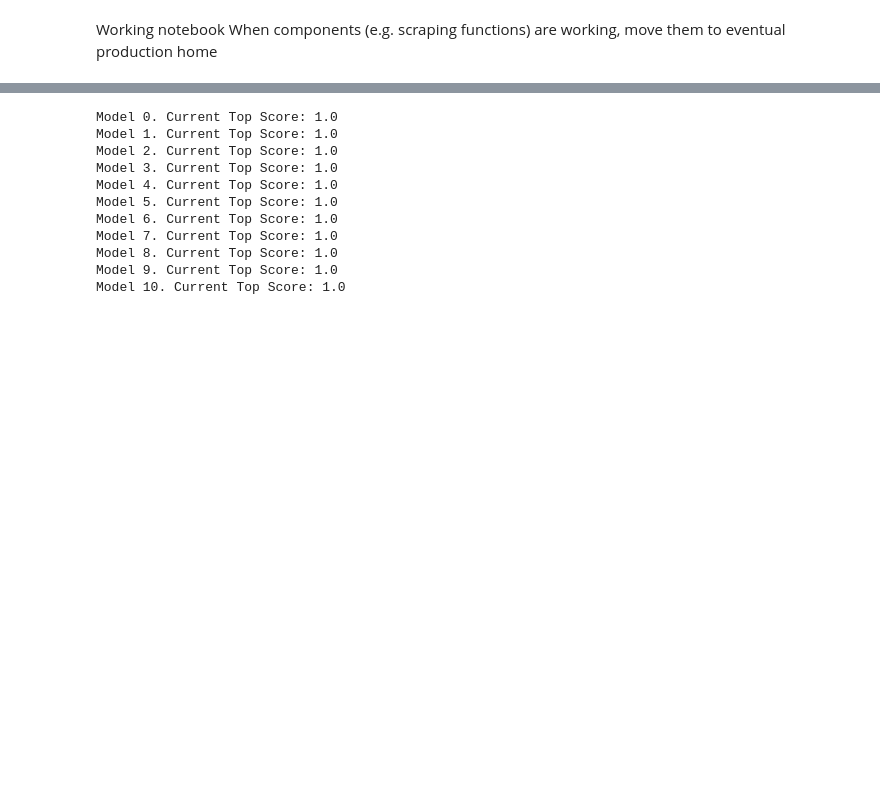
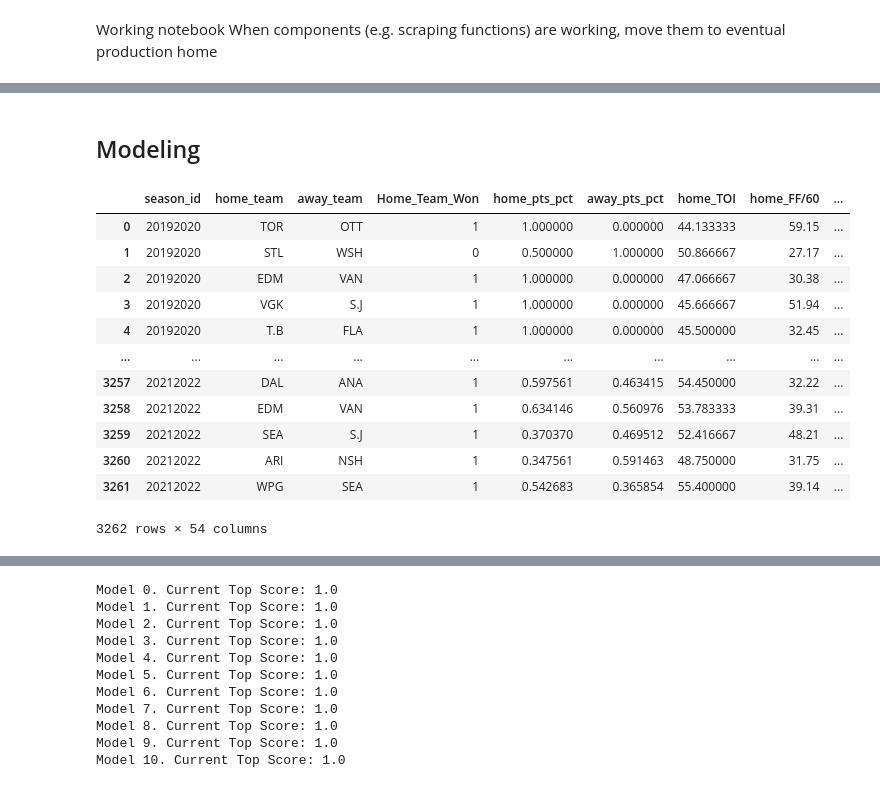
Before and after one commit to jbenasuli/nhl-predictons, a Jupyter notebook: nhl-predictions-sandbox.ipynb, the cells around one changed output, grey strips where cells are left out. Cells and saved outputs as stored; diff of their text form; code cells hidden in the pictures; blank space fills up the shorter version.

```diff
--- a/nhl-predictions-sandbox.ipynb
+++ b/nhl-predictions-sandbox.ipynb
@@ -746,0 +78,20 @@ scoring = ['neg_log_loss', 'accuracy']
+# %% [markdown]
+##  Modeling
+# %%
+# load modeling df
+modeling_df = pd.read_csv('modeling_data.csv')
+modeling_df
+# %% [output]
+|  | season_id | home_team | away_team | Home_Team_Won | home_pts_pct | away_pts_pct | home_TOI | home_FF/60 | ... |
+| 0 | 20192020 | TOR | OTT | 1 | 1.000000 | 0.000000 | 44.133333 | 59.15 | ... |
+| 1 | 20192020 | STL | WSH | 0 | 0.500000 | 1.000000 | 50.866667 | 27.17 | ... |
+| 2 | 20192020 | EDM | VAN | 1 | 1.000000 | 0.000000 | 47.066667 | 30.38 | ... |
+| 3 | 20192020 | VGK | S.J | 1 | 1.000000 | 0.000000 | 45.666667 | 51.94 | ... |
+| 4 | 20192020 | T.B | FLA | 1 | 1.000000 | 0.000000 | 45.500000 | 32.45 | ... |
+| ... | ... | ... | ... | ... | ... | ... | ... | ... | ... |
+| 3257 | 20212022 | DAL | ANA | 1 | 0.597561 | 0.463415 | 54.450000 | 32.22 | ... |
+| 3258 | 20212022 | EDM | VAN | 1 | 0.634146 | 0.560976 | 53.783333 | 39.31 | ... |
+| 3259 | 20212022 | SEA | S.J | 1 | 0.370370 | 0.469512 | 52.416667 | 48.21 | ... |
+| 3260 | 20212022 | ARI | NSH | 1 | 0.347561 | 0.591463 | 48.750000 | 31.75 | ... |
+| 3261 | 20212022 | WPG | SEA | 1 | 0.542683 | 0.365854 | 55.400000 | 39.14 | ... |
+3262 rows × 54 columns
```
Also changed, not shown: parts of 110 cells of this notebook, 3 other files.
